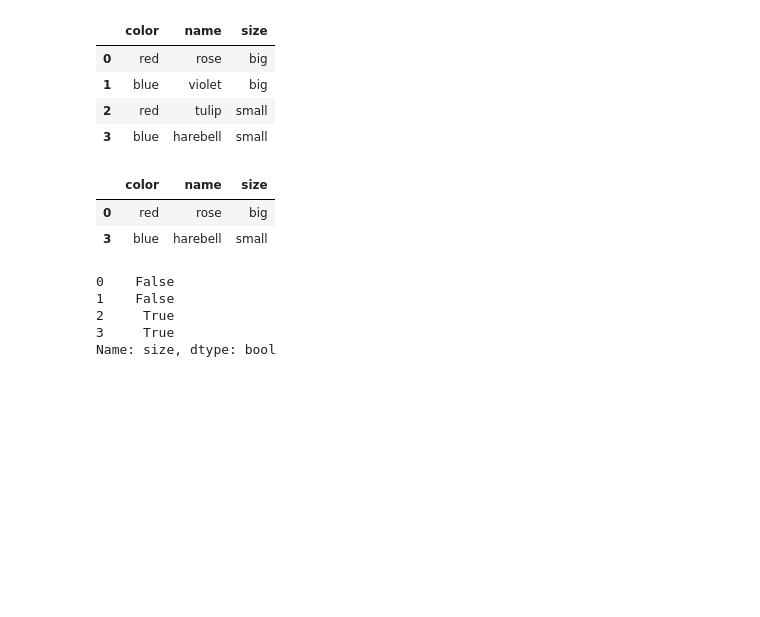
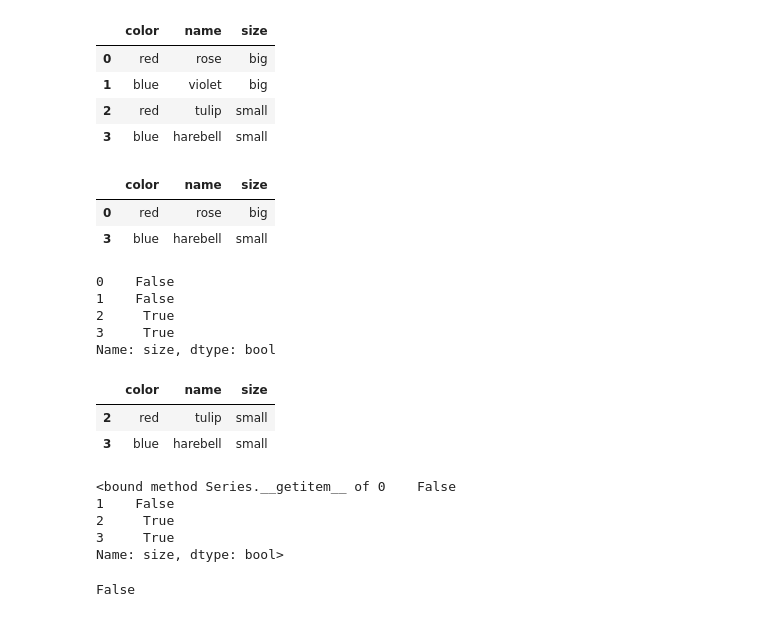
Before and after one commit to rajarameshchindu/datascience, a Jupyter notebook: Pandas.ipynb, the cells around one changed output. Saved outputs shown, nothing was run; the diff lists cells and outputs as text; code cells hidden in the pictures; blank space fills up the shorter version.

```diff
--- a/Pandas.ipynb
+++ b/Pandas.ipynb
@@ -388,3 +388,22 @@ df['size'] == 'small'
 2     True
 3     True
 Name: size, dtype: bool
+# %%
+size_small_mask = df['size'] == 'small'
+df[size_small_mask]
+# %% [output]
+|  | color | name | size |
+| 2 | red | tulip | small |
+| 3 | blue | harebell | small |
+# %%
+size_small_mask.__getitem__
+# %% [output]
+<bound method Series.__getitem__ of 0    False
+1    False
+2     True
+3     True
+Name: size, dtype: bool>
+# %%
+size_small_mask.__getitem__(0)
+# %% [output]
+False
```
Also changed, not shown: parts of 1 cell of this notebook.
